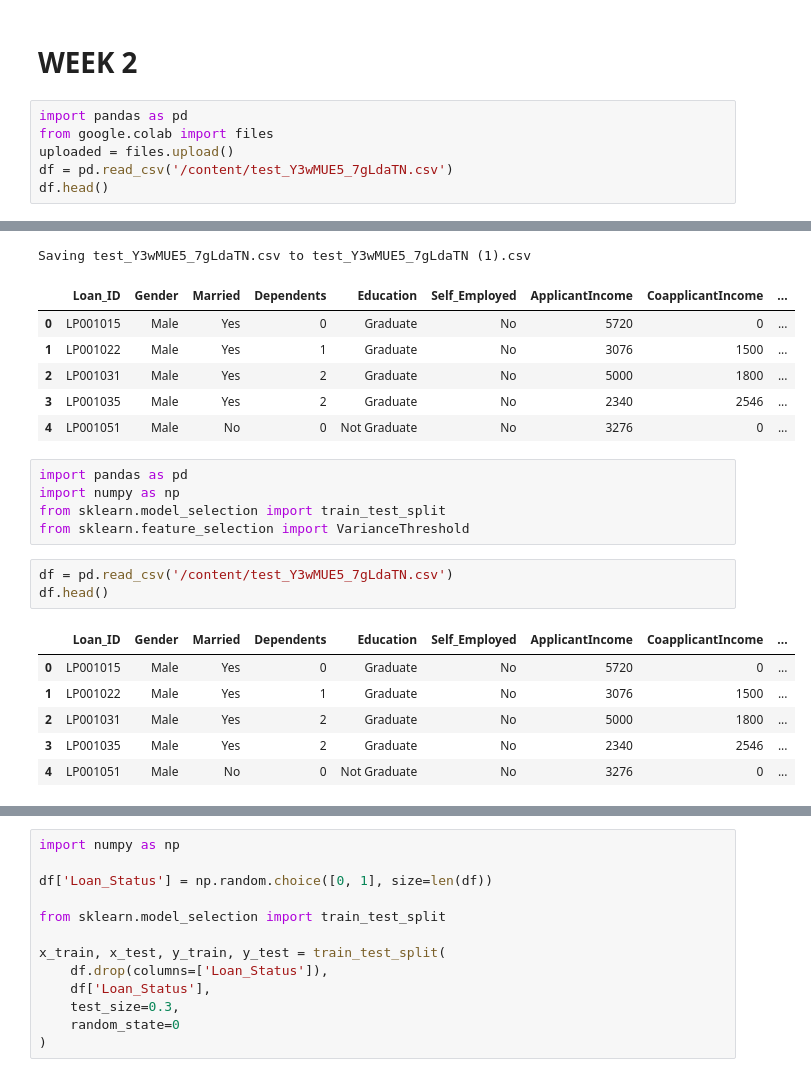
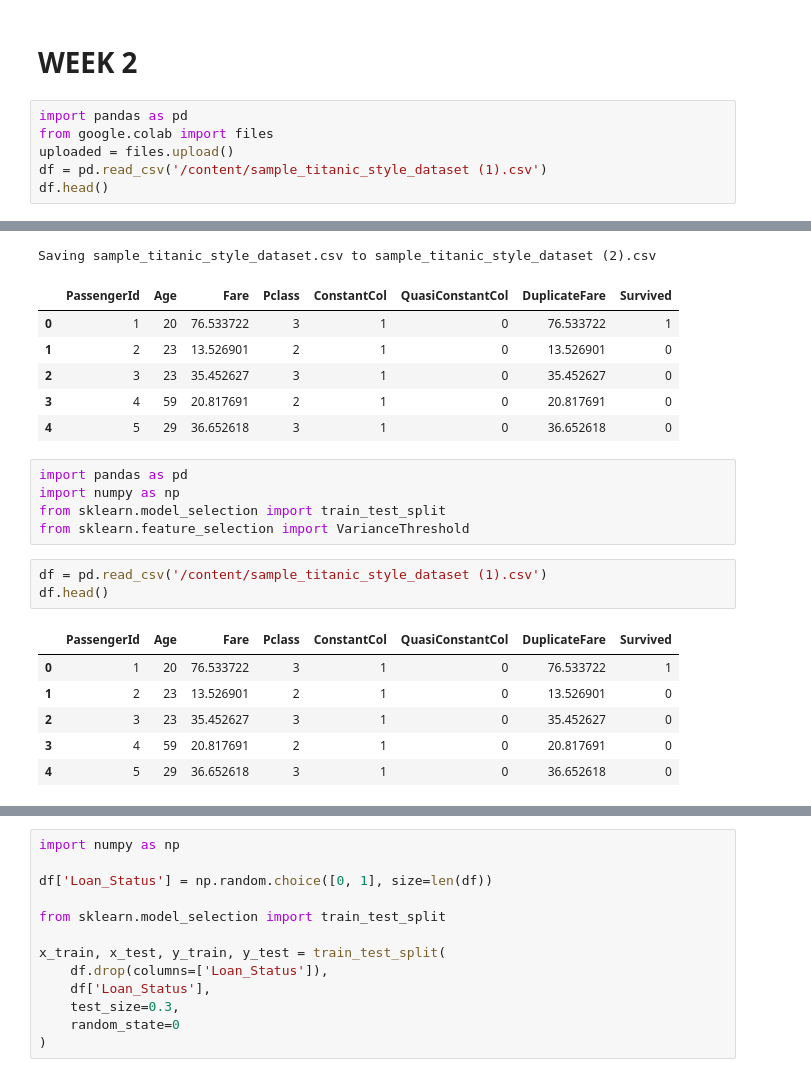
Before and after one commit to Praharshita1275/Machine-learning, a Jupyter notebook: Machine_learning.ipynb, the cells around one changed output, grey strips where cells are left out. Saved outputs shown, nothing was run; the diff lists cells and outputs as text.

```diff
--- a/Machine_learning.ipynb
+++ b/Machine_learning.ipynb
@@ -409,33 +409,33 @@ Mode score of BCA students: [78.]
 # %%
 import pandas as pd
 from google.colab import files
 uploaded = files.upload()
-df = pd.read_csv('/content/test_Y3wMUE5_7gLdaTN.csv')
+df = pd.read_csv('/content/sample_titanic_style_dataset (1).csv')
 df.head()
 # %% [output]
 [interactive output not drawn]
-Saving test_Y3wMUE5_7gLdaTN.csv to test_Y3wMUE5_7gLdaTN (1).csv
+Saving sample_titanic_style_dataset.csv to sample_titanic_style_dataset (2).csv
-|  | Loan_ID | Gender | Married | Dependents | Education | Self_Employed | ApplicantIncome | CoapplicantIncome | ... |
-| 0 | LP001015 | Male | Yes | 0 | Graduate | No | 5720 | 0 | ... |
-| 1 | LP001022 | Male | Yes | 1 | Graduate | No | 3076 | 1500 | ... |
-| 2 | LP001031 | Male | Yes | 2 | Graduate | No | 5000 | 1800 | ... |
-| 3 | LP001035 | Male | Yes | 2 | Graduate | No | 2340 | 2546 | ... |
-| 4 | LP001051 | Male | No | 0 | Not Graduate | No | 3276 | 0 | ... |
+|  | PassengerId | Age | Fare | Pclass | ConstantCol | QuasiConstantCol | DuplicateFare | Survived |
+| 0 | 1 | 20 | 76.533722 | 3 | 1 | 0 | 76.533722 | 1 |
+| 1 | 2 | 23 | 13.526901 | 2 | 1 | 0 | 13.526901 | 0 |
+| 2 | 3 | 23 | 35.452627 | 3 | 1 | 0 | 35.452627 | 0 |
+| 3 | 4 | 59 | 20.817691 | 2 | 1 | 0 | 20.817691 | 0 |
+| 4 | 5 | 29 | 36.652618 | 3 | 1 | 0 | 36.652618 | 0 |
 # %%
 import pandas as pd
 import numpy as np
 from sklearn.model_selection import train_test_split
 from sklearn.feature_selection import VarianceThreshold
 # %%
-df = pd.read_csv('/content/test_Y3wMUE5_7gLdaTN.csv')
+df = pd.read_csv('/content/sample_titanic_style_dataset (1).csv')
 df.head()
 # %% [output]
-|  | Loan_ID | Gender | Married | Dependents | Education | Self_Employed | ApplicantIncome | CoapplicantIncome | ... |
-| 0 | LP001015 | Male | Yes | 0 | Graduate | No | 5720 | 0 | ... |
-| 1 | LP001022 | Male | Yes | 1 | Graduate | No | 3076 | 1500 | ... |
-| 2 | LP001031 | Male | Yes | 2 | Graduate | No | 5000 | 1800 | ... |
-| 3 | LP001035 | Male | Yes | 2 | Graduate | No | 2340 | 2546 | ... |
-| 4 | LP001051 | Male | No | 0 | Not Graduate | No | 3276 | 0 | ... |
+|  | PassengerId | Age | Fare | Pclass | ConstantCol | QuasiConstantCol | DuplicateFare | Survived |
+| 0 | 1 | 20 | 76.533722 | 3 | 1 | 0 | 76.533722 | 1 |
+| 1 | 2 | 23 | 13.526901 | 2 | 1 | 0 | 13.526901 | 0 |
+| 2 | 3 | 23 | 35.452627 | 3 | 1 | 0 | 35.452627 | 0 |
+| 3 | 4 | 59 | 20.817691 | 2 | 1 | 0 | 20.817691 | 0 |
+| 4 | 5 | 29 | 36.652618 | 3 | 1 | 0 | 36.652618 | 0 |
 # %%
 [col for col in df.columns if df[col].isnull().sum()>0]
 # %% [output]
```
Also changed, not shown: parts of 11 cells of this notebook.
